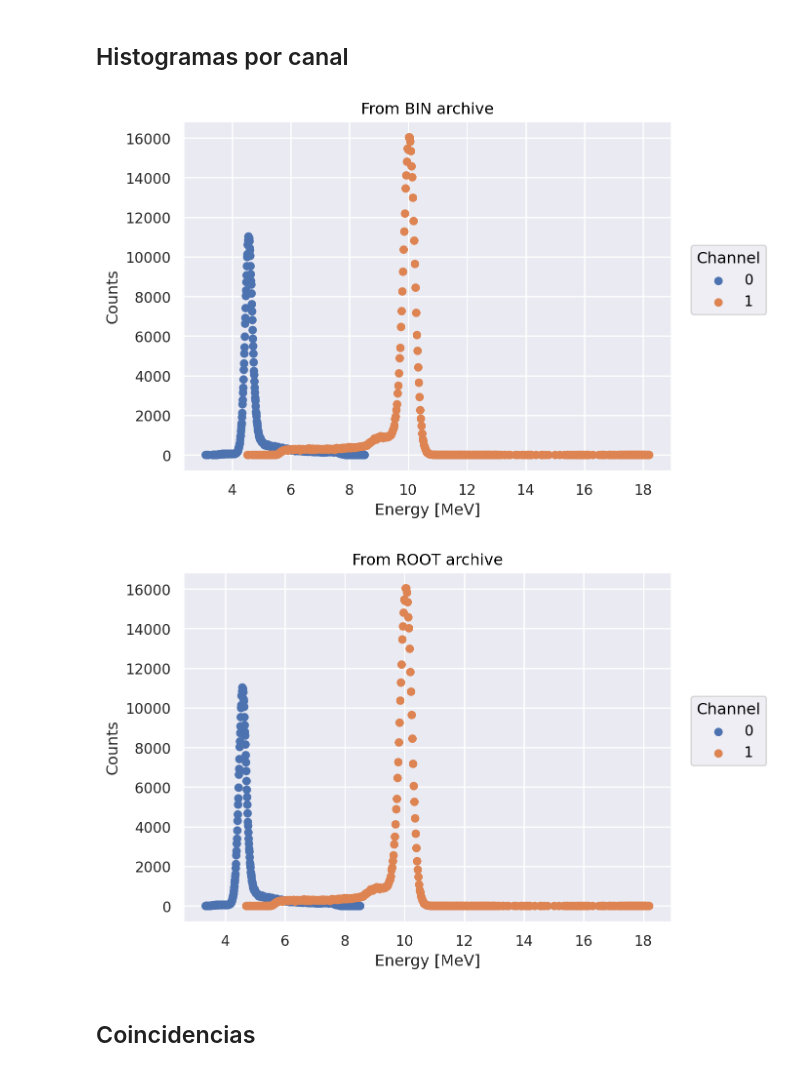
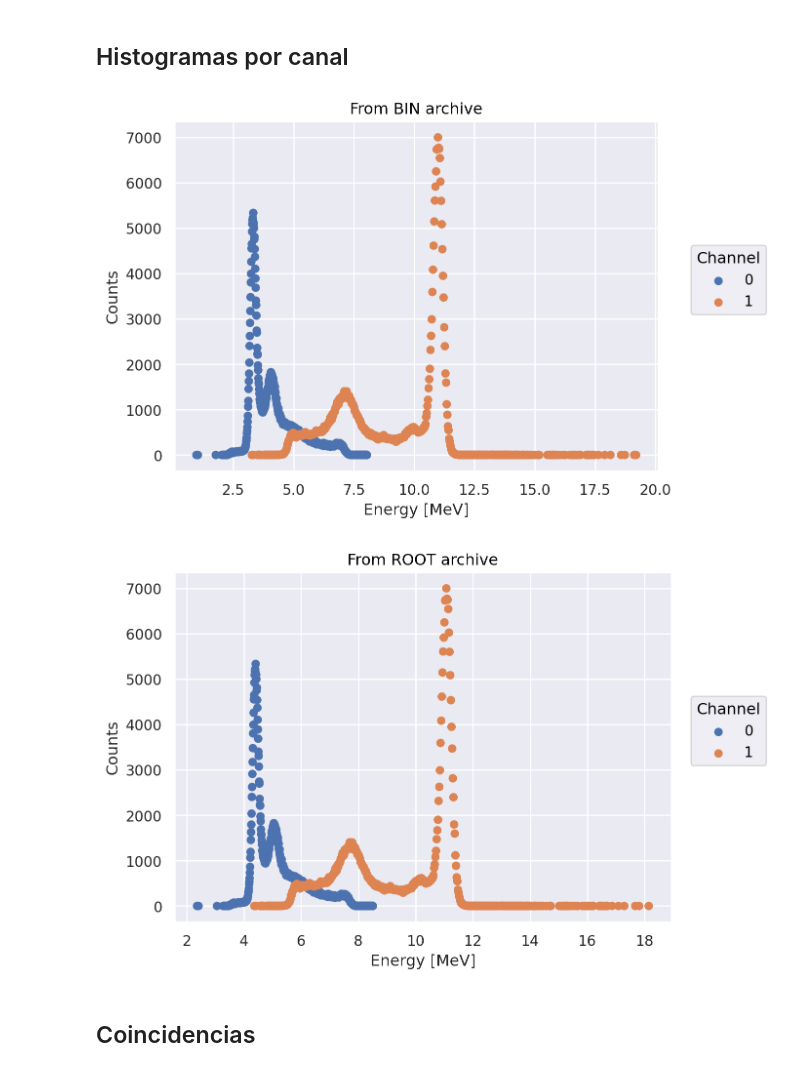
Before and after one commit to lexisantos/CAEN_dataprocess, a Jupyter notebook: analize_bin_root.ipynb, the cells around one changed output. Drawn from its saved outputs; the diff is of its cells as text; code cells hidden in the pictures.

```diff
--- a/analize_bin_root.ipynb
+++ b/analize_bin_root.ipynb
@@ -45,7 +45,7 @@ BINs_2ch
  '20251127_run_protons_rf_tapa_18MeV_2',
  '20251127_run_protons_tapa_18MeV_1']
 # %%
-run =  '20251127_run_protons_18MeV_1lexan_1'
+run = '20251127_run_protons_rf_18MeV_2'
 pathBIN = glob.glob(path(folder) + run + '/RAW/*.BIN')[0]
 print('Analizando...\n', pathBIN)
 # %% [output]
@@ -91,15 +91,15 @@ dfBIN = apply_calibration_en(dfBIN, df_coef_LISE, col = 'Energy_Ch', new = 'Ener
 # %%
 dfBIN_hist = hist_bin(dfBIN)
 dfBIN_hist_filt = filter_hist(dfBIN_hist, counts_min= 1, ch_min=1, ch_max= 700)
-dfBIN_hist_filt = apply_calibration_en(dfBIN_hist_filt, df_coef, col = 'Energy_Ch', new = 'Energy')
+dfBIN_hist_filt = apply_calibration_en(dfBIN_hist_filt, df_coef_LISE, col = 'Energy_Ch', new = 'Energy_LISE')
 
 (
-    so.Plot(data = dfBIN_hist_filt, x = 'Energy', y = 'Counts', color = dfBIN_hist_filt.Channel.astype(str))
+    so.Plot(data = dfBIN_hist_filt, x = 'Energy_LISE', y = 'Counts', color = dfBIN_hist_filt.Channel.astype(str))
     .add(so.Dot())
     .label(x = 'Energy [MeV]', y = 'Counts', title = 'From BIN archive')
 )
 # %% [output]
-[figure, old version]
+[figure, new version]
 # %%
 dfROOT_filt = filter_hist(dfROOT, counts_min= 1, ch_min=1, ch_max= 700, x_col= 'Energy_Ch')
 dfROOT_hist_filt = apply_calibration_en(dfROOT_filt, df_coef, col = 'Energy_Ch', new = 'Energy')
@@ -110,7 +110,7 @@ dfROOT_hist_filt = apply_calibration_en(dfROOT_filt, df_coef, col = 'Energy_Ch',
     .label(x = 'Energy [MeV]', y = 'Counts', title = 'From ROOT archive')
 )
 # %% [output]
-[figure, old version]
+[figure, new version]
 # %% [markdown]
 ## Coincidencias
 # %%
```
Also changed, not shown: parts of 8 cells of this notebook, 1 other file.
